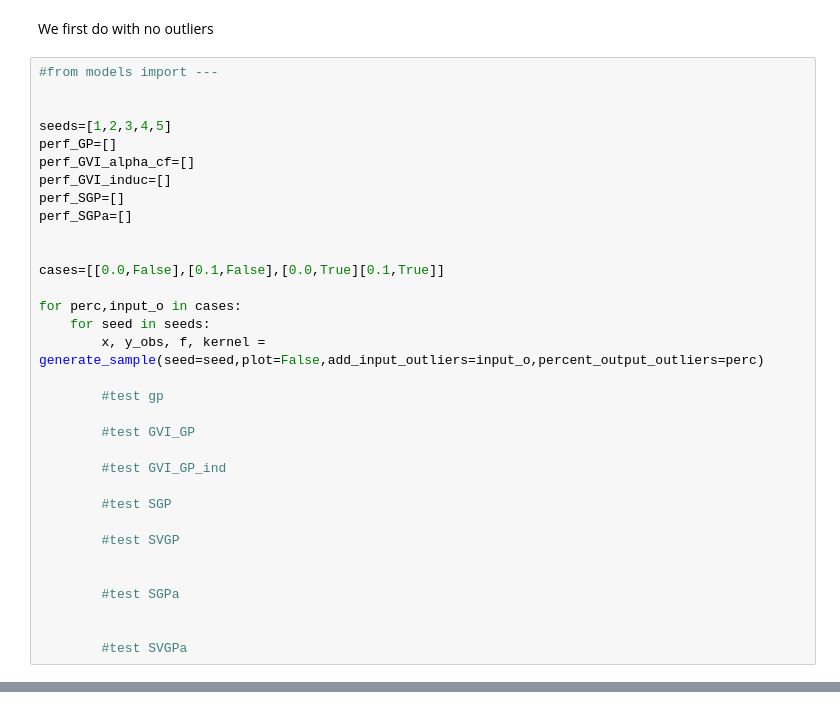
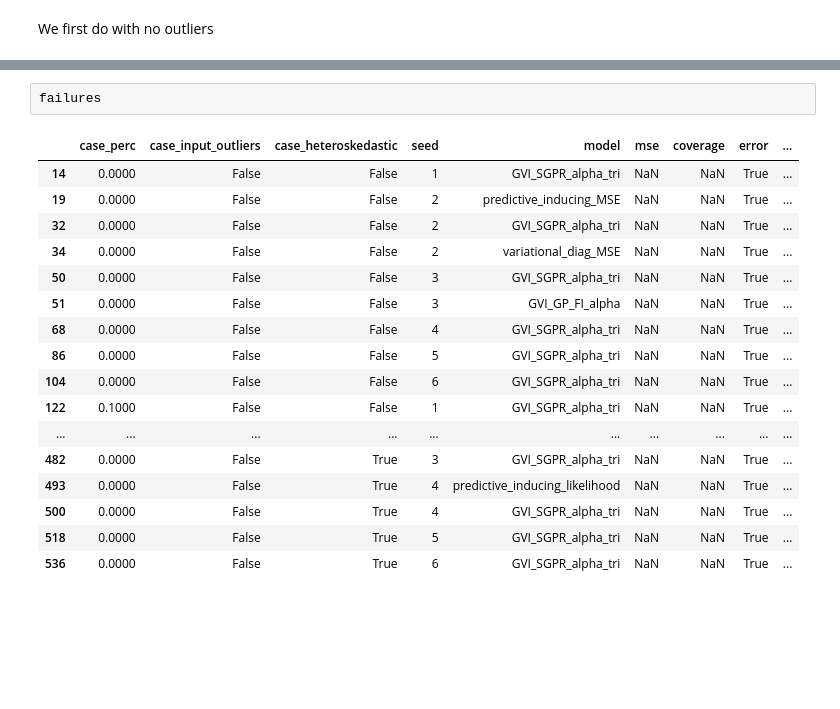
Before and after one commit to PGAcarlesi/LOSS_OPT, a Jupyter notebook: notebooks/simulations.ipynb, the cells around one changed output, grey strips where cells are left out. Saved outputs shown, nothing was run; the diff lists cells and outputs as text; blank space fills up the shorter version.

```diff
--- a/notebooks/simulations.ipynb
+++ b/notebooks/simulations.ipynb
@@ -120,35 +108,2 @@ generate_sample()
 # %% [markdown]
 We first do with no outliers
-# %%
-#from models import ---
-
-
-seeds=[1,2,3,4,5]
-perf_GP=[]
-perf_GVI_alpha_cf=[]
-perf_GVI_induc=[]
-perf_SGP=[]
-perf_SGPa=[]
-
-
-cases=[[0.0,False],[0.1,False],[0.0,True][0.1,True]]
-
-for perc,input_o in cases:
-    for seed in seeds:
-        x, y_obs, f, kernel = generate_sample(seed=seed,plot=False,add_input_outliers=input_o,percent_output_outliers=perc)
-
-        #test gp
-
-        #test GVI_GP
-
-        #test GVI_GP_ind
-
-        #test SGP
-
-        #test SVGP
-
-
-        #test SGPa
-
-
-        #test SVGPa
@@ -154,0 +705,20 @@ for perc,input_o in cases:
+# %%
+failures
+# %% [output]
+|  | case_perc | case_input_outliers | case_heteroskedastic | seed | model | mse | coverage | error | ... |
+| 14 | 0.0000 | False | False | 1 | GVI_SGPR_alpha_tri | NaN | NaN | True | ... |
+| 19 | 0.0000 | False | False | 2 | predictive_inducing_MSE | NaN | NaN | True | ... |
+| 32 | 0.0000 | False | False | 2 | GVI_SGPR_alpha_tri | NaN | NaN | True | ... |
+| 34 | 0.0000 | False | False | 2 | variational_diag_MSE | NaN | NaN | True | ... |
+| 50 | 0.0000 | False | False | 3 | GVI_SGPR_alpha_tri | NaN | NaN | True | ... |
+| 51 | 0.0000 | False | False | 3 | GVI_GP_FI_alpha | NaN | NaN | True | ... |
+| 68 | 0.0000 | False | False | 4 | GVI_SGPR_alpha_tri | NaN | NaN | True | ... |
+| 86 | 0.0000 | False | False | 5 | GVI_SGPR_alpha_tri | NaN | NaN | True | ... |
+| 104 | 0.0000 | False | False | 6 | GVI_SGPR_alpha_tri | NaN | NaN | True | ... |
+| 122 | 0.1000 | False | False | 1 | GVI_SGPR_alpha_tri | NaN | NaN | True | ... |
+| ... | ... | ... | ... | ... | ... | ... | ... | ... | ... |
+| 482 | 0.0000 | False | True | 3 | GVI_SGPR_alpha_tri | NaN | NaN | True | ... |
+| 493 | 0.0000 | False | True | 4 | predictive_inducing_likelihood | NaN | NaN | True | ... |
+| 500 | 0.0000 | False | True | 4 | GVI_SGPR_alpha_tri | NaN | NaN | True | ... |
+| 518 | 0.0000 | False | True | 5 | GVI_SGPR_alpha_tri | NaN | NaN | True | ... |
+| 536 | 0.0000 | False | True | 6 | GVI_SGPR_alpha_tri | NaN | NaN | True | ... |
```
Also changed, not shown: parts of 22 cells of this notebook, 13 other files.
